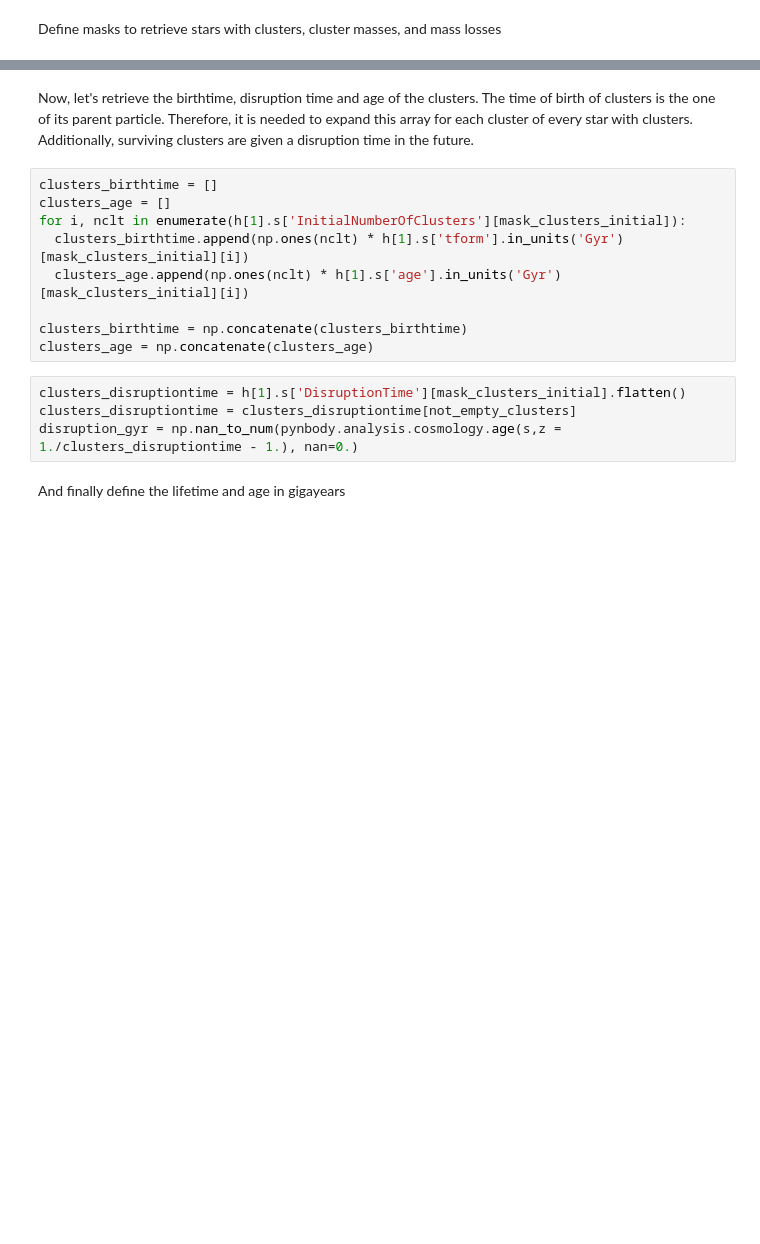
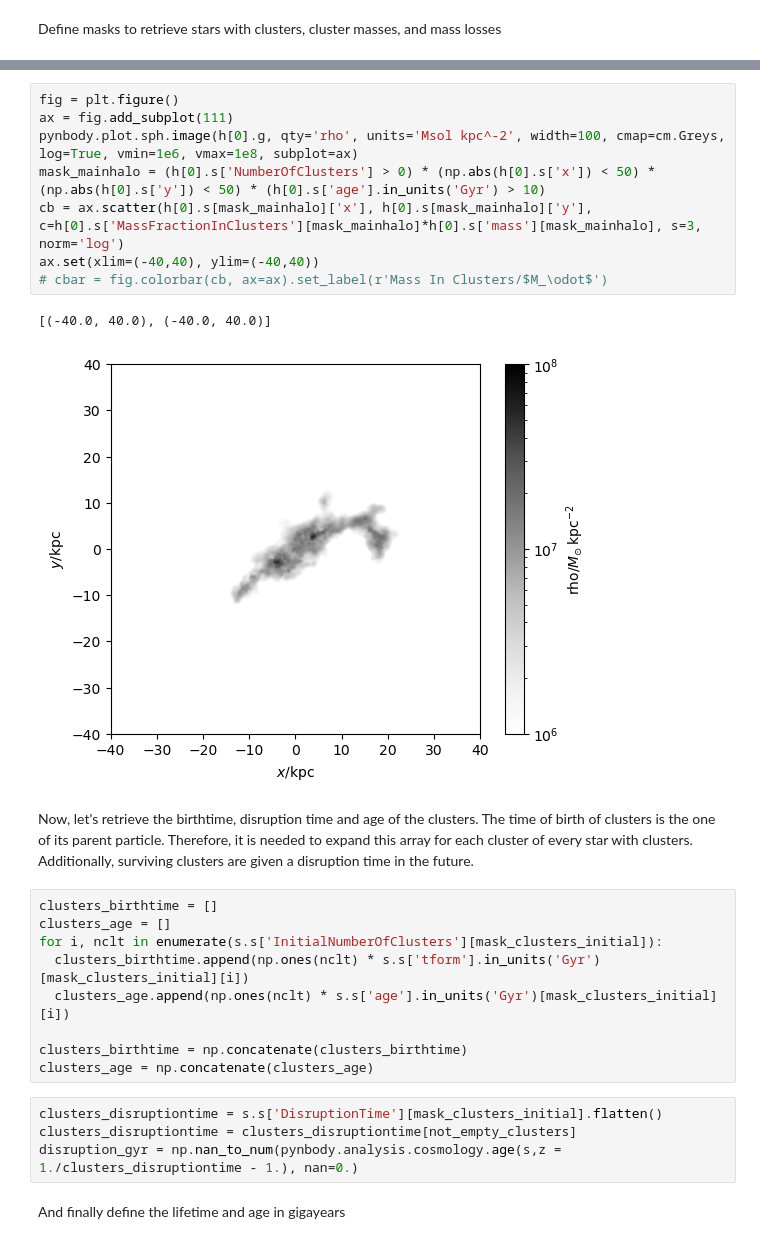
Before and after one commit to pablocoque/post_process_routines, a Jupyter notebook: mass_functions_compare.ipynb, the cells around one changed output, grey strips where cells are left out. Cells and saved outputs as stored; diff of their text form; blank space fills up the shorter version.

```diff
--- a/mass_functions_compare.ipynb
+++ b/mass_functions_compare.ipynb
@@ -92,16 +72,27 @@ SimArray([[0.00027207, 0.00027207, 0.00027207, ..., 0.00027207,
+# %%
+fig = plt.figure()
+ax = fig.add_subplot(111)
+pynbody.plot.sph.image(h[0].g, qty='rho', units='Msol kpc^-2', width=100, cmap=cm.Greys, log=True, vmin=1e6, vmax=1e8, subplot=ax)
+mask_mainhalo = (h[0].s['NumberOfClusters'] > 0) * (np.abs(h[0].s['x']) < 50) * (np.abs(h[0].s['y']) < 50) * (h[0].s['age'].in_units('Gyr') > 10)
+cb = ax.scatter(h[0].s[mask_mainhalo]['x'], h[0].s[mask_mainhalo]['y'], c=h[0].s['MassFractionInClusters'][mask_mainhalo]*h[0].s['mass'][mask_mainhalo], s=3, norm='log')
+ax.set(xlim=(-40,40), ylim=(-40,40))
+# cbar = fig.colorbar(cb, ax=ax).set_label(r'Mass In Clusters/$M_\odot$')
+# %% [output]
+[(-40.0, 40.0), (-40.0, 40.0)]
+[figure, added]
 # %% [markdown]
 Now, let's retrieve the birthtime, disruption time and age of the clusters. The time of birth of clusters is the one of its parent particle. Therefore, it is needed to expand this array for each cluster of every star with clusters. Additionally, surviving clusters are given a disruption time in the future.
 # %%
 clusters_birthtime = []
 clusters_age = []
-for i, nclt in enumerate(h[1].s['InitialNumberOfClusters'][mask_clusters_initial]):
-  clusters_birthtime.append(np.ones(nclt) * h[1].s['tform'].in_units('Gyr')[mask_clusters_initial][i])
-  clusters_age.append(np.ones(nclt) * h[1].s['age'].in_units('Gyr')[mask_clusters_initial][i])
+for i, nclt in enumerate(s.s['InitialNumberOfClusters'][mask_clusters_initial]):
+  clusters_birthtime.append(np.ones(nclt) * s.s['tform'].in_units('Gyr')[mask_clusters_initial][i])
+  clusters_age.append(np.ones(nclt) * s.s['age'].in_units('Gyr')[mask_clusters_initial][i])
 
 clusters_birthtime = np.concatenate(clusters_birthtime)
 clusters_age = np.concatenate(clusters_age)
 # %%
-clusters_disruptiontime = h[1].s['DisruptionTime'][mask_clusters_initial].flatten()
+clusters_disruptiontime = s.s['DisruptionTime'][mask_clusters_initial].flatten()
 clusters_disruptiontime = clusters_disruptiontime[not_empty_clusters]
 disruption_gyr = np.nan_to_num(pynbody.analysis.cosmology.age(s,z = 1./clusters_disruptiontime - 1.), nan=0.)
 # %% [markdown]
```
Also changed, not shown: parts of 17 cells of this notebook, 2 other files.
